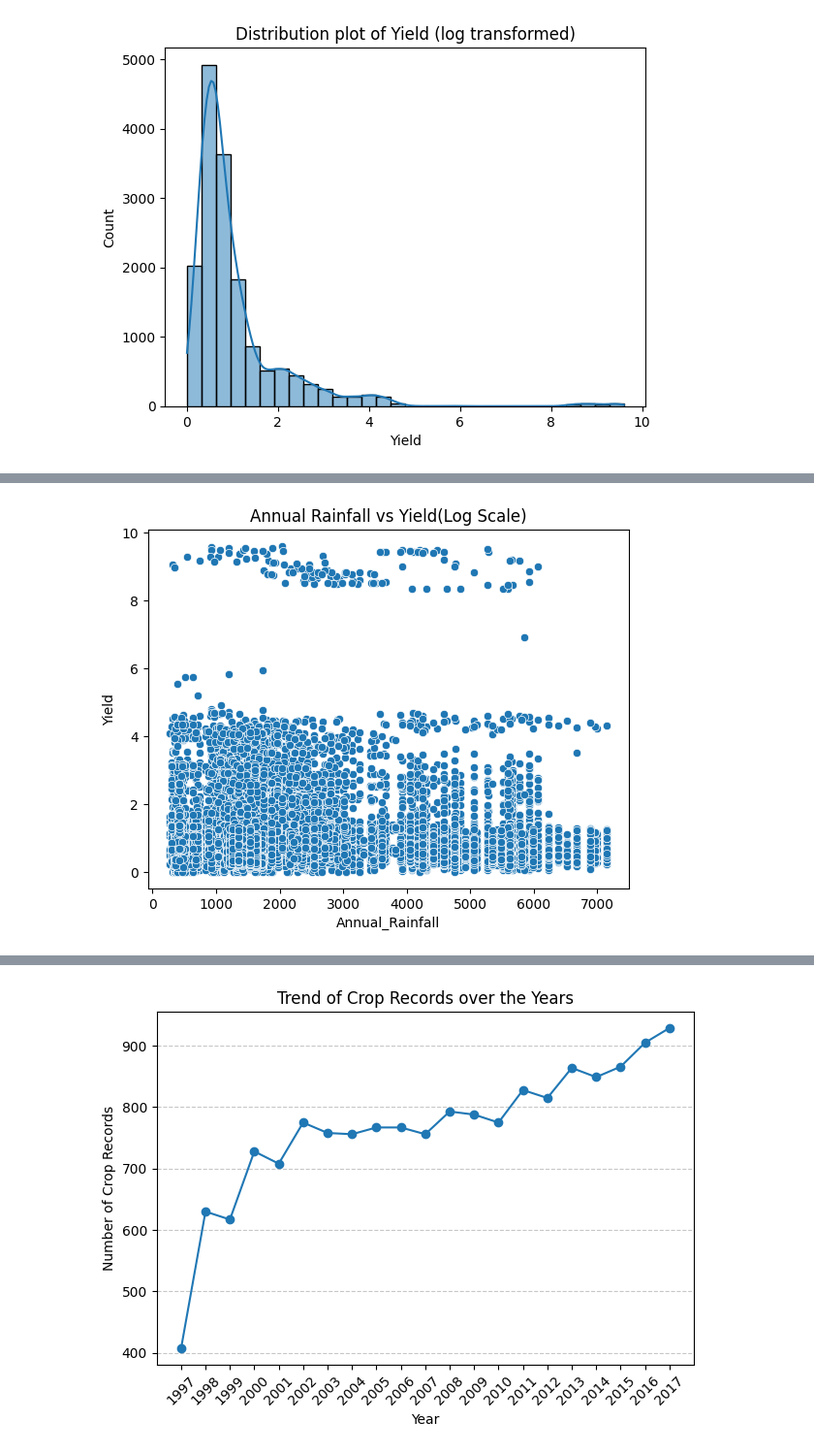
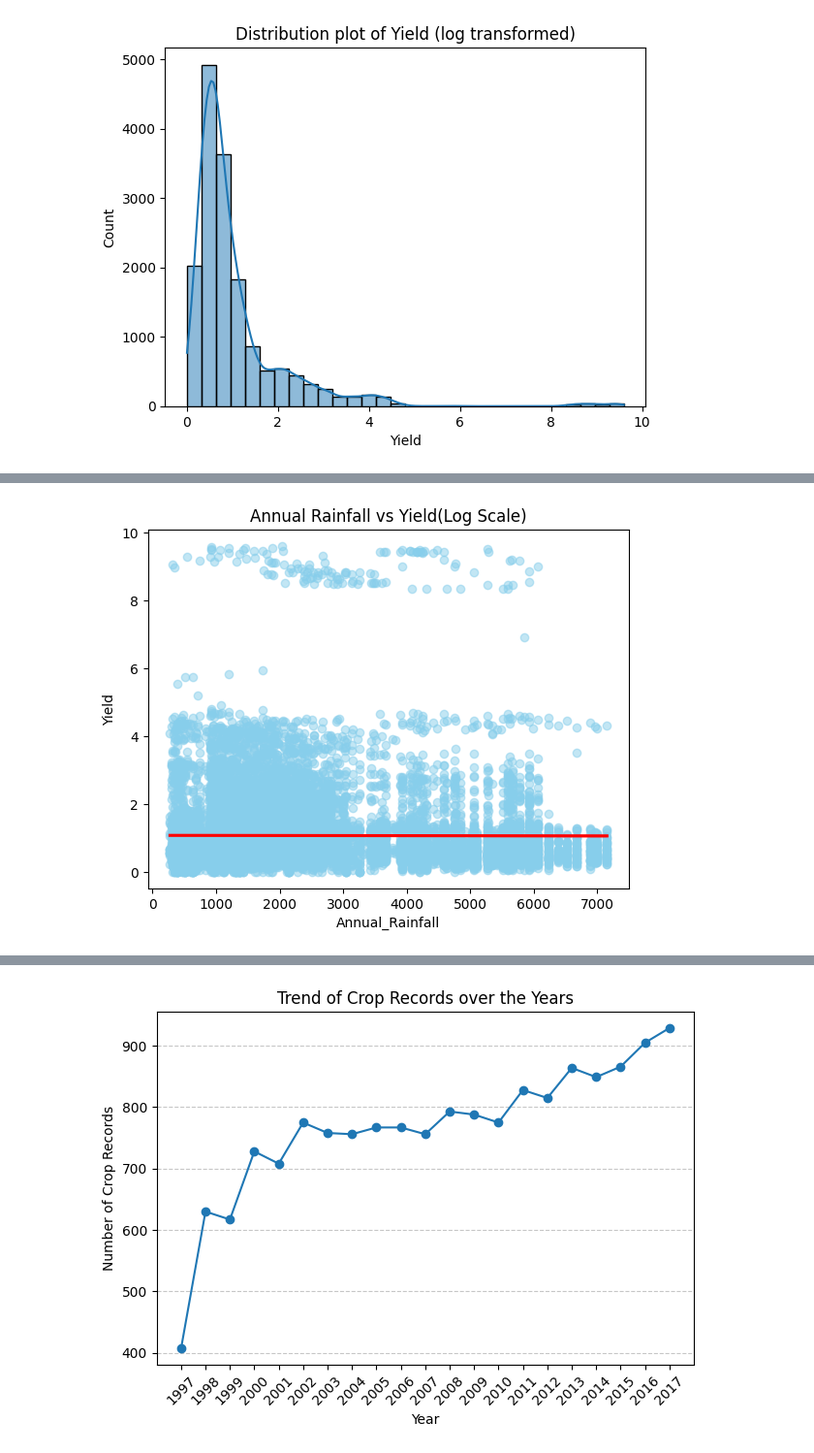
Before and after one commit to Sneha-s-kumarr/ICTAK_DSA_FinalProject, a Jupyter notebook: Crop_Yield_prediction_regression_task.ipynb, the cells around one changed output, grey strips where cells are left out. Shown at 97% size. Drawn from its saved outputs; the diff is of its cells as text; code cells hidden in the pictures.

```diff
--- a/Crop_Yield_prediction_regression_task.ipynb
+++ b/Crop_Yield_prediction_regression_task.ipynb
@@ -362,8 +362,15 @@ Soil_type:
 # %%
 # sns.scatterplot(x= yield_df.Annual_Rainfall, y= yield_df.Yield)
-sns.scatterplot(x= yield_df.Annual_Rainfall, y= np.log1p(yield_df.Yield))
+# sns.scatterplot(x= yield_df.Annual_Rainfall, y= np.log1p(yield_df.Yield))
+
+sns.regplot (
+    x= yield_df.Annual_Rainfall,
+    y= np.log1p(yield_df.Yield),
+    scatter_kws= {'alpha':0.5, 'color':'skyblue'},
+    line_kws= {'color':'red'}
+)
 plt.title('Annual Rainfall vs Yield(Log Scale)')
 plt.show()
 # %% [output]
-[figure, old version]
+[figure, new version]
 # %%
```
Also changed, not shown: parts of 6 cells of this notebook.
